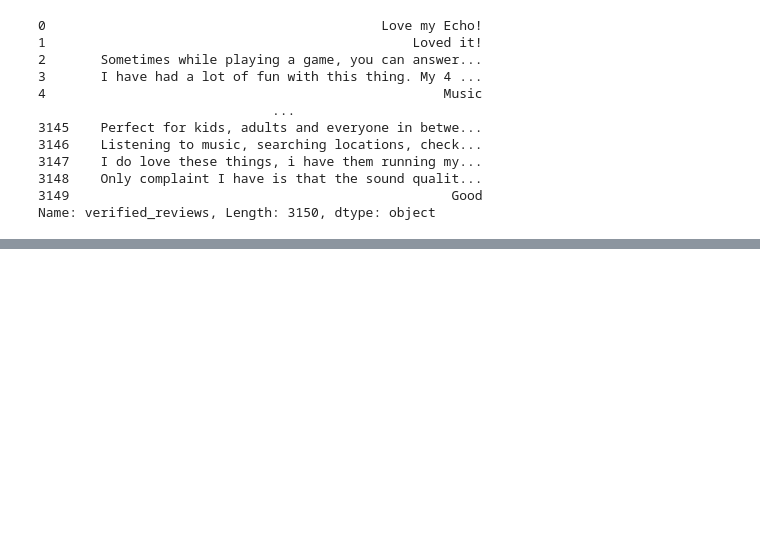
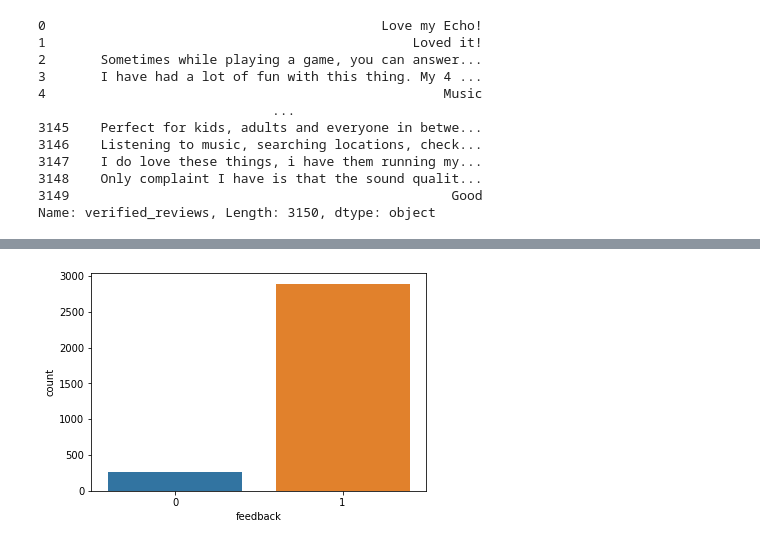
Before and after one commit to Mario-RJunior/relacoes-publicas-clientes-NLP, a Jupyter notebook: relacoes_publicas_NLP.ipynb, the cells around one changed output, grey strips where cells are left out. Cells and saved outputs as stored; diff of their text form; code cells hidden in the pictures; blank space fills up the shorter version.

```diff
--- a/relacoes_publicas_NLP.ipynb
+++ b/relacoes_publicas_NLP.ipynb
@@ -82,0 +208,5 @@ Name: verified_reviews, Length: 3150, dtype: object
+# %%
+# Contagem de pessoas satisfeitas ou não
+sns.countplot(data=reviews_df, x='feedback');
+# %% [output]
+[figure, added]
```
Also changed, not shown: parts of 23 cells of this notebook.
